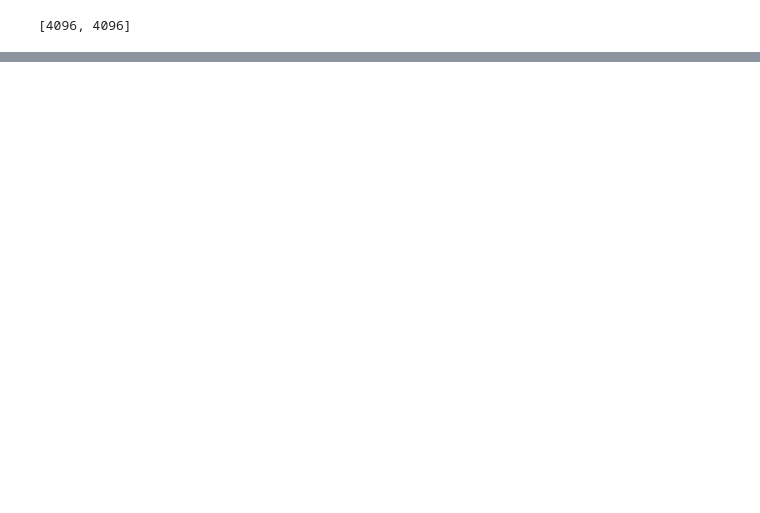
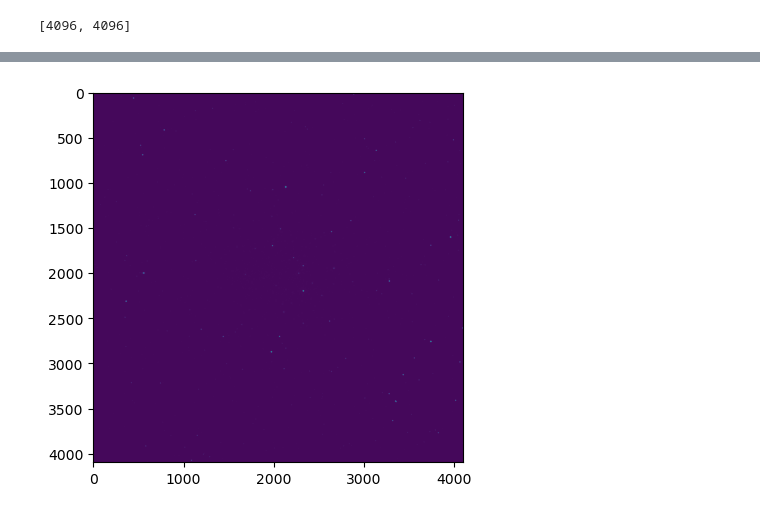
Before and after one commit to STEPUP-AstroPGH/LightKurveDEMO, a Jupyter notebook: doc_examples/image_correction.ipynb, the cells around one changed output, grey strips where cells are left out. Cells and saved outputs as stored; diff of their text form; code cells hidden in the pictures; blank space fills up the shorter version.

```diff
--- a/doc_examples/image_correction.ipynb
+++ b/doc_examples/image_correction.ipynb
@@ -11,6 +12,7 @@ import os
 import collections
 from astropy.io import fits
 import matplotlib.pyplot as plt
+import numpy as np
 %matplotlib inline
 
 #user specific path...
@@ -33,6 +35,7 @@ def print_guidance(name_indicator, directory):
     print("+------------------------------------------------------------------------------------------------------------+")
 
 #running method
+#load light frames loads actual fits files. to accsess the pixel array we must use [0].data on each object in the lights array.
 def load_light_frames(directory, light_frame_indicator):
     light_frame_linkedlist = collections.deque()
     print_guidance(light_frame_indicator, directory)
@@ -40,7 +43,7 @@ def load_light_frames(directory, light_frame_indicator):
         f = os.path.join(directory, filename)
         if os.path.isfile(f) and light_frame_indicator in filename:
             file = fits.open(f)
-            light_frame_linkedlist.append(file[0].data)
+            light_frame_linkedlist.append(file)
     return light_frame_linkedlist
 
 def load_bias_frames(directory, bias_frame_indicator):
@@ -50,7 +53,7 @@ def load_bias_frames(directory, bias_frame_indicator):
         f = os.path.join(directory, filename)
         if os.path.isfile(f) and bias_frame_indicator in filename:
             file = fits.open(f)
-            bias_frame_linkedlist.append(file[0].data)
+            bias_frame_linkedlist.append(file)
     return bias_frame_linkedlist
 
 def load_flat_frames(directory, flat_frame_indicator):
@@ -60,7 +63,7 @@ def load_flat_frames(directory, flat_frame_indicator):
         f = os.path.join(directory, filename)
         if os.path.isfile(f) and flat_frame_indicator in filename:
             file = fits.open(f)
-            flat_frame_linkedlist.append(file[0].data)
+            flat_frame_linkedlist.append(file)
     return flat_frame_linkedlist
 
 #linked list storing lights wil now be stored in l
@@ -159,0 +256,23 @@ master_bias = average_biases(biases, len(biases))
+# %%
+'''
+calibration of lights involves subraction of the master bias from light frames followed by division of light pixels by the master flat
+'''
+plt.imshow(lights[0][0].data)
+
+def calibrate_lights(lights, lights_pixel_array_list, master_bias_pixel_array, master_flat_pixel_array, new_directory):
+    #check if path already exists for some reason
+    #recall, lights is a deque of fits files
+    #we seek to calibrate each one and write a fits file with an identical header to the processed directory, with the naming convention *_out.fits
+    #for i in range(0, length(lights)):
+    for i in range(0, len(lights)):
+        header_copy = lights[i][0].header
+        data_processed = (lights[i][0].data - master_bias_pixel_array)/master_flat_pixel_array
+        path = new_directory
+        hdu = fits.PrimaryHDU(data_processed, header_copy)
+        hdulist = fits.HDUList([hdu])
+        filename = transit_name + "_lrp_out{0}.fits".format(i)
+        hdulist.writeto(os.path.join(new_directory, filename), overwrite=True)
+
+calibrate_lights(lights, lights_pixel_array_list, master_bias_pixel_array, master_flat_pixel_array, new_directory)
+# %% [output]
+[figure, added]
```
Also changed, not shown: parts of 5 cells of this notebook.
